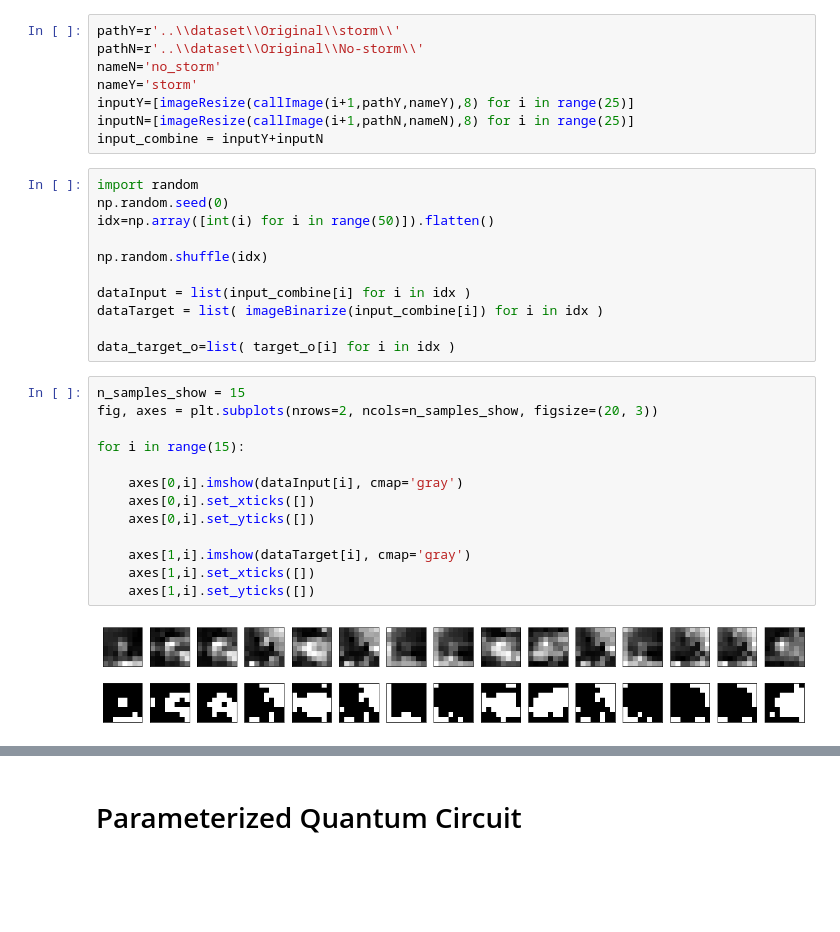
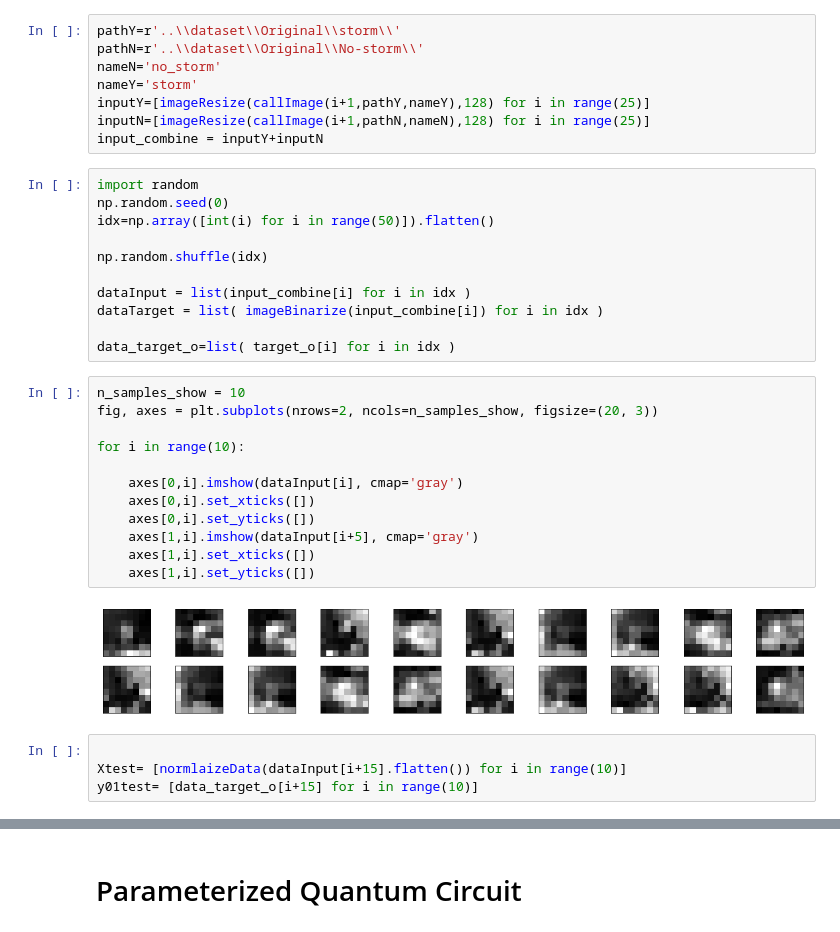
Before and after one commit to CDL-Quantum/Hackathon2021, a Jupyter notebook: SRRSA/Notebooks/QNN.ipynb, the cells around one changed output, grey strips where cells are left out. Cells and saved outputs as stored; diff of their text form; blank space fills up the shorter version.

```diff
--- a/SRRSA/Notebooks/QNN.ipynb
+++ b/SRRSA/Notebooks/QNN.ipynb
@@ -41,8 +41,8 @@ pathY=r'..\\dataset\\Original\\storm\\'
 pathN=r'..\\dataset\\Original\\No-storm\\'
 nameN='no_storm'
 nameY='storm'
-inputY=[imageResize(callImage(i+1,pathY,nameY),8) for i in range(25)]
-inputN=[imageResize(callImage(i+1,pathN,nameN),8) for i in range(25)]
+inputY=[imageResize(callImage(i+1,pathY,nameY),128) for i in range(25)]
+inputN=[imageResize(callImage(i+1,pathN,nameN),128) for i in range(25)]
 input_combine = inputY+inputN
 # %%
 import random
@@ -56,17 +56,20 @@ dataTarget = list( imageBinarize(input_combine[i]) for i in idx )
 
 data_target_o=list( target_o[i] for i in idx )
 # %%
-n_samples_show = 15
+n_samples_show = 10
 fig, axes = plt.subplots(nrows=2, ncols=n_samples_show, figsize=(20, 3))
 
-for i in range(15):
+for i in range(10):
 
     axes[0,i].imshow(dataInput[i], cmap='gray')
     axes[0,i].set_xticks([])
     axes[0,i].set_yticks([])
-
-    axes[1,i].imshow(dataTarget[i], cmap='gray')
+    axes[1,i].imshow(dataInput[i+5], cmap='gray')
     axes[1,i].set_xticks([])
     axes[1,i].set_yticks([])
 # %% [output]
-[figure, old version]
+[figure, new version]
+# %%
+
+Xtest= [normlaizeData(dataInput[i+15].flatten()) for i in range(10)]
+y01test= [data_target_o[i+15] for i in range(10)]
```
Also changed, not shown: parts of 3 cells of this notebook, 12 other files.
